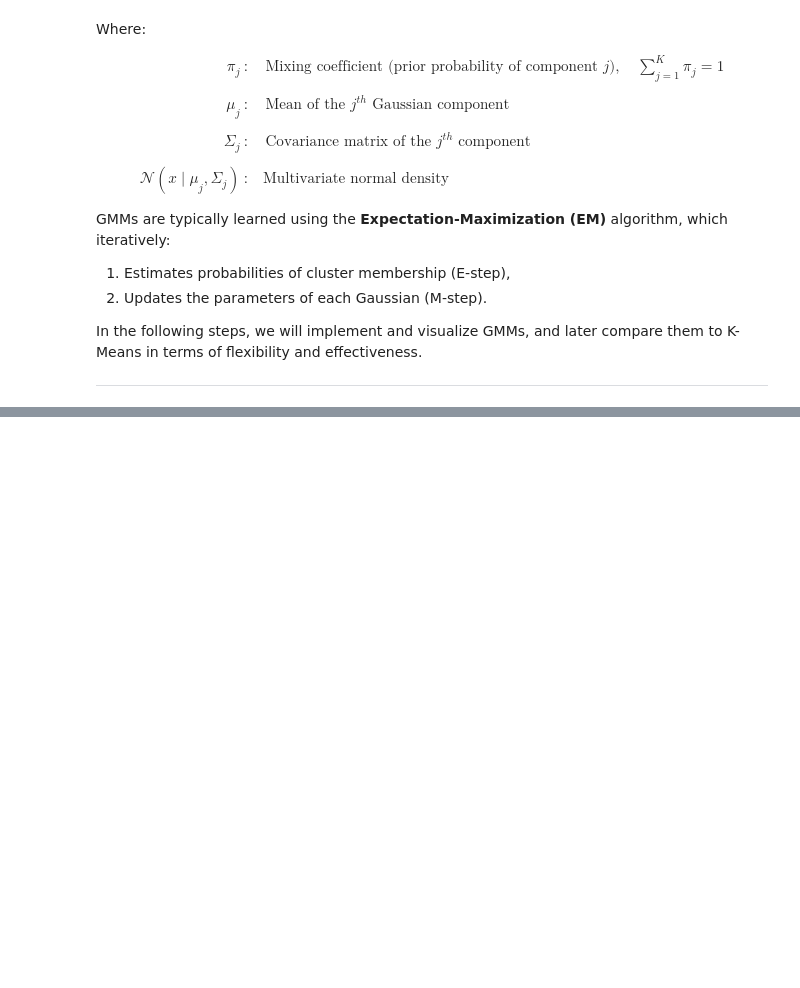
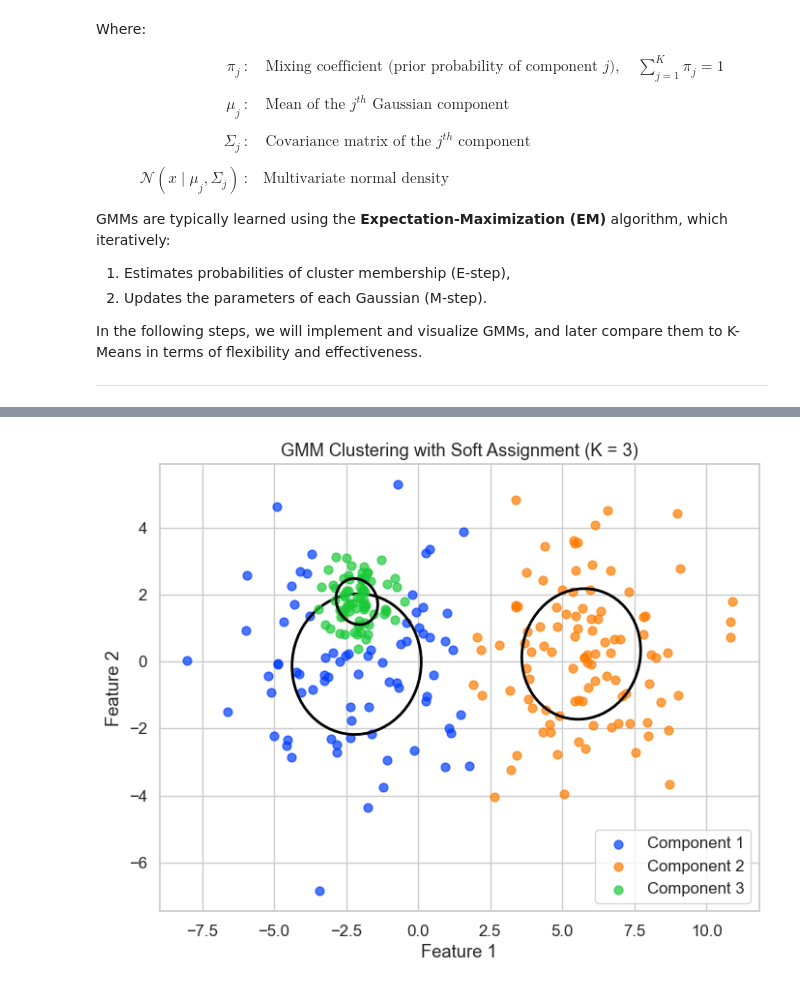
Before and after one commit to profadityasaxena/Unsupervised-Deep-Learning---Gaussian-Mixture-Models---EM-Based-Collaborative-Filtering, a Jupyter notebook: Unsupervised Deep Learning.ipynb, the cells around one changed output, grey strips where cells are left out. Saved outputs shown, nothing was run; the diff lists cells and outputs as text; code cells hidden in the pictures; blank space fills up the shorter version.

Commit message:
comparing K-Means to GMM model

```diff
--- a/Unsupervised Deep Learning.ipynb
+++ b/Unsupervised Deep Learning.ipynb
@@ -481,0 +503,37 @@ In the following steps, we will implement and visualize GMMs, and later compare
+# %%
+from sklearn.mixture import GaussianMixture
+from matplotlib.patches import Ellipse
+
+# Fit GMM with 3 components
+gmm = GaussianMixture(n_components=3, covariance_type='full', random_state=42)
+gmm.fit(X)
+gmm_labels = gmm.predict(X)
+gmm_means = gmm.means_
+gmm_covs = gmm.covariances_
+
+# Plot GMM clusters and ellipses
+plt.figure(figsize=(8, 6))
+palette = sns.color_palette("bright", 3)
+
+for i in range(3):
+    # Plot data points for each cluster
+    plt.scatter(X[gmm_labels == i, 0], X[gmm_labels == i, 1],
+                s=40, color=palette[i], label=f"Component {i+1}", alpha=0.7)
+
+    # Draw Gaussian ellipse for each component
+    cov = gmm_covs[i]
+    mean = gmm_means[i]
+    v, w = np.linalg.eigh(cov)
+    angle = np.degrees(np.arctan2(w[1][0], w[0][0]))
+    width, height = 2 * np.sqrt(v)
+    ellipse = Ellipse(mean, width, height, angle=angle, edgecolor='black', facecolor='none', linewidth=2)
+    plt.gca().add_patch(ellipse)
+
+plt.title("GMM Clustering with Soft Assignment (K = 3)")
+plt.xlabel("Feature 1")
+plt.ylabel("Feature 2")
+plt.legend()
+plt.grid(True)
+plt.show()
+# %% [output]
+[figure, added]
```
Also changed, not shown: parts of 8 cells of this notebook.
